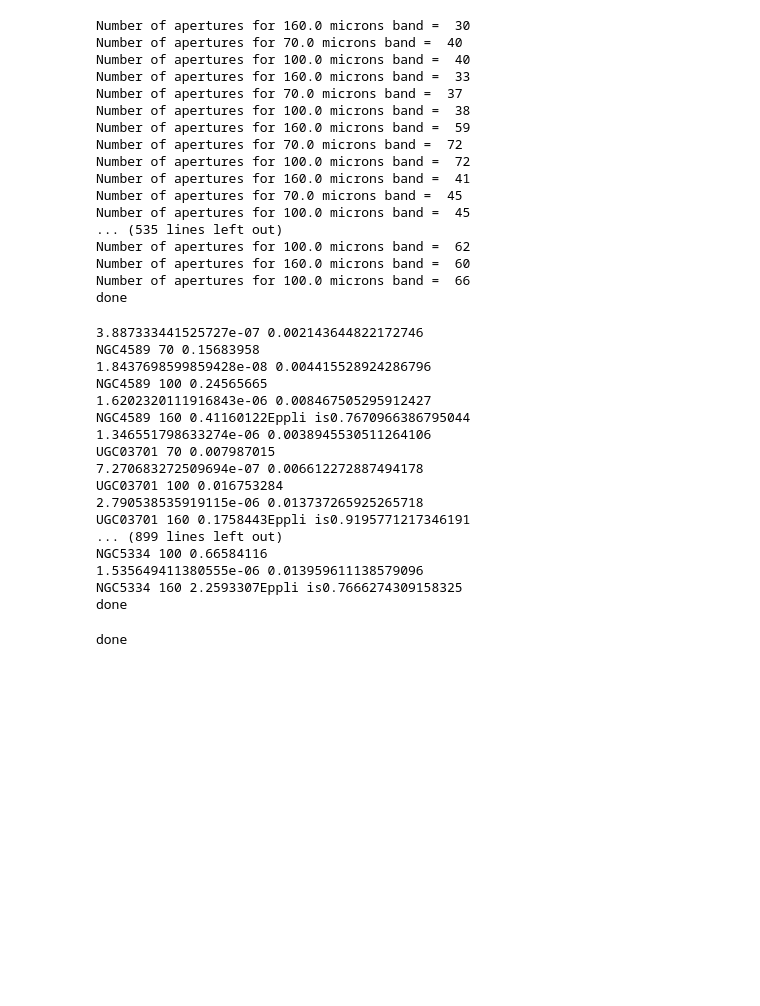
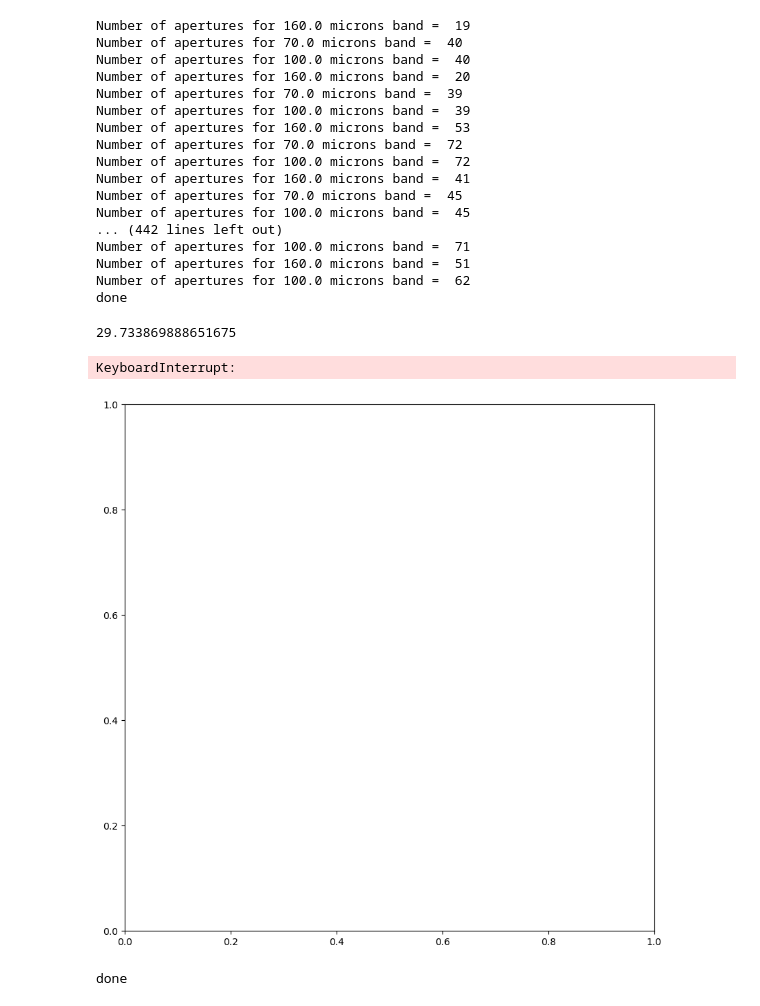
Before and after one commit to Colouss/HerschelGalaxyPhotometry, a Jupyter notebook: Photometrying.ipynb, the cells around one changed output. Saved outputs shown, nothing was run; the diff lists cells and outputs as text; code cells hidden in the pictures; blank space fills up the shorter version.

```diff
--- a/Photometrying.ipynb
+++ b/Photometrying.ipynb
@@ -128,7 +128,7 @@ def imdisplay(image,x,y,sma,ellip,pa, v1perc=10, v2perc=95, logscale=True):
     return fig,ax
     #fig.colorbar(fraction=.08)
 def measure_phot(data, apertures_a):
-        apertures_b = (1.-EPLI)*apertures_a
+        apertures_b = (EPLI)*apertures_a
         area = np.pi*apertures_a*apertures_b # area of each ellipse
 
         flux1 = np.zeros(len(apertures_a),'f')
@@ -381,7 +381,7 @@ for i in range(len(galaxy)):
     PAN = (galaxy['PA_MOMENT'][i] + 90) * np.pi/180
     SMAO = galaxy['SMA_AP06'][i]
     path =  datadir+'/pipeline/'+galaxy_name
-    VFID = str(galaxy['VFID'][i])
+    VFID = f"VFID{int(galaxy['VF_ID'][i]):04d}"
     if os.path.exists(path):
         hasblue = False
         hasgreen = False
@@ -520,22 +520,22 @@ for i in range(len(galaxy)):
         print(galaxy_name)
 print('done')
 # %% [output]
-Number of apertures for 160.0 microns band =  30
+Number of apertures for 160.0 microns band =  19
 Number of apertures for 70.0 microns band =  40
 Number of apertures for 100.0 microns band =  40
-Number of apertures for 160.0 microns band =  33
-Number of apertures for 70.0 microns band =  37
-Number of apertures for 100.0 microns band =  38
-Number of apertures for 160.0 microns band =  59
+Number of apertures for 160.0 microns band =  20
+Number of apertures for 70.0 microns band =  39
+Number of apertures for 100.0 microns band =  39
+Number of apertures for 160.0 microns band =  53
 Number of apertures for 70.0 microns band =  72
 Number of apertures for 100.0 microns band =  72
 Number of apertures for 160.0 microns band =  41
 Number of apertures for 70.0 microns band =  45
 Number of apertures for 100.0 microns band =  45
-... (535 lines left out)
+... (442 lines left out)
+Number of apertures for 100.0 microns band =  71
+Number of apertures for 160.0 microns band =  51
 Number of apertures for 100.0 microns band =  62
-Number of apertures for 160.0 microns band =  60
-Number of apertures for 100.0 microns band =  66
 done
 # %%
 #ellipse generation for the herschel matches
@@ -557,9 +557,9 @@ for i in range(len(galaxy)):
     DEC = galaxy['DEC_MOMENT'][i]
     EPLI = galaxy['BA_MOMENT'][i]
     PAN = (galaxy['PA_MOMENT'][i] + 90) * np.pi/180
-    SMAO = galaxy['SMA_MOMENT'][i]
+    SMAO = galaxy['SMA_AP06'][i]
     path =  datadir+'/pipeline/'+galaxy_name
-    VFID = str(galaxy2['vfid_01'][i])
+    VFID = f"VFID{int(galaxy['VF_ID'][i]):04d}"
     if os.path.exists(path):
         destination_folder = path+'\\HPPUNIMAPB'
         partial_name = 'hpacs_25HPPUNIMAPB'
@@ -570,6 +570,7 @@ for i in range(len(galaxy)):
             pixscale = placeholder[0].header['PIXSIZE']
             wave = placeholder[0].header['WAVELNTH']
             SMAN = (SMAO * 0.262) / pixscale
+            print(SMAN)
             data, header = fits.getdata(found_file, header=True)
             wcs = WCS(header)
             x0, y0 = wcs.all_world2pix(RA, DEC, 0)
@@ -592,8 +593,15 @@ for i in range(len(galaxy)):
                 if not np.isnan(v2):
                     break
             imdisplay(data,x0,y0,SMAN,EPLI,PAN,v1perc,v2perc,logscale=True)
-            aper = EllipticalAperture((initparams[galaxy_name]['xcen'], initparams[galaxy_name]['ycen']), initparams[galaxy_name]['sma'],
-                              (1.-initparams[galaxy_name]['ellip'])*initparams[galaxy_name]['sma'], initparams[galaxy_name]['PA'])
+            geometry[galaxy_name] = EllipseGeometry(x0 = initparams[galaxy_name]['xcen'],
+                                      y0 = initparams[galaxy_name]['ycen'],
+                                      sma = initparams[galaxy_name]['sma'],
+                                      eps = initparams[galaxy_name]['ellip'],
+                                      pa = initparams[galaxy_name]['PA'])   #convert into radians
+
+            #make an aperture to overplot so that we can check if it makes sense
+            aper = EllipticalAperture((geometry[galaxy_name].x0, geometry[galaxy_name].y0), geometry[galaxy_name].sma,
+                          geometry[galaxy_name].sma * (geometry[galaxy_name].eps), geometry[galaxy_name].pa)
             phot_table = aperture_photometry(data, aper)
             ap06fluxblue[i] = phot_table['aperture_sum'][0]  #/ pixscale
             print(galaxy_name+' 70 '+str(ap06fluxblue[i]))
@@ -633,8 +641,15 @@ for i in range(len(galaxy)):
                 if not np.isnan(v2):
                     break
             imdisplay(data,x0,y0,SMAN,EPLI,PAN,v1perc,v2perc,logscale=True)
-            aper = EllipticalAperture((initparams[galaxy_name]['xcen'], initparams[galaxy_name]['ycen']), initparams[galaxy_name]['sma'],
-                              (1.-initparams[galaxy_name]['ellip'])*initparams[galaxy_name]['sma'], initparams[galaxy_name]['PA'])
+            geometry[galaxy_name] = EllipseGeometry(x0 = initparams[galaxy_name]['xcen'],
+                                      y0 = initparams[galaxy_name]['ycen'],
+                                      sma = initparams[galaxy_name]['sma'],
+                                      eps = initparams[galaxy_name]['ellip'],
+                                      pa = initparams[galaxy_name]['PA'])   #convert into radians
+
+            #make an aperture to overplot so that we can check if it makes sense
+            aper = EllipticalAperture((geometry[galaxy_name].x0, geometry[galaxy_name].y0), geometry[galaxy_name].sma,
+                          geometry[galaxy_name].sma * (geometry[galaxy_name].eps), geometry[galaxy_name].pa)
             phot_table = aperture_photometry(data, aper)
             ap06fluxgreen[i] = phot_table['aperture_sum'][0] #/ pixscale
             print(galaxy_name+' 100 '+str(ap06fluxgreen[i]))
@@ -660,50 +675,44 @@ for i in range(len(galaxy)):
             initparams[galaxy_name]['sma'] = SMAN
             initparams[galaxy_name]['ellip'] = EPLI
             initparams[galaxy_name]['PA'] = PAN
             fig,ax = plt.subplots(figsize=(10,10))
             data, header = fits.getdata(found_file, header=True)
             nimage = np.array(data)
             v1 = None
             v2 = None
             for v1perc in np.arange(0.1, 40.0, 0.1):
                 v1 = scoreatpercentile(nimage, v1perc)
                 if v1 > 0:
                     break
             for v2perc in np.arange(99.9, 20.0, -0.1):
                 v2 = scoreatpercentile(nimage, v2perc)
                 if not np.isnan(v2):
                     break
             imdisplay(data,x0,y0,SMAN,EPLI,PAN,v1perc,v2perc,logscale=True)
-            aper = EllipticalAperture((initparams[galaxy_name]['xcen'], initparams[galaxy_name]['ycen']), initparams[galaxy_name]['sma'],
-                              (initparams[galaxy_name]['ellip'])*initparams[galaxy_name]['sma'], initparams[galaxy_name]['PA'])
+            geometry[galaxy_name] = EllipseGeometry(x0 = initparams[galaxy_name]['xcen'],
+                                      y0 = initparams[galaxy_name]['ycen'],
+                                      sma = initparams[galaxy_name]['sma'],
+                                      eps = initparams[galaxy_name]['ellip'],
+                                      pa = initparams[galaxy_name]['PA'])   #convert into radians
+
+            #make an aperture to overplot so that we can check if it makes sense
+            aper = EllipticalAperture((geometry[galaxy_name].x0, geometry[galaxy_name].y0), geometry[galaxy_name].sma,
+                          geometry[galaxy_name].sma * (geometry[galaxy_name].eps), geometry[galaxy_name].pa)
             phot_table = aperture_photometry(data, aper)
             ap06fluxred[i] = phot_table['aperture_sum'][0]  #/ pixscale
             print(galaxy_name+' 160 '+str(ap06fluxred[i]) +'Eppli is'+str(EPLI))
+            print(VFID)
             galaxy['160Flux_AP06'][i] = ap06fluxred[i]
             plt.subplots_adjust(wspace=0, hspace=0)
             plt.savefig(datadir+'/photometry/'+VFID+'-'+galaxy_name+'red-AP06.png', dpi=150)
             plt.close()
     else:
         print(f"Galaxy not found: {VFID}")
         print(galaxy_name)
 galaxy.write(tabledir+'/Photometrytesting2.csv', format='csv', overwrite=True)
 print('done')
 # %% [output]
-3.887333441525727e-07 0.002143644822172746
-NGC4589 70 0.15683958
-1.8437698599859428e-08 0.004415528924286796
-NGC4589 100 0.24565665
-1.6202320111916843e-06 0.008467505295912427
-NGC4589 160 0.41160122Eppli is0.7670966386795044
-1.346551798633274e-06 0.0038945530511264106
-UGC03701 70 0.007987015
-7.270683272509694e-07 0.006612272887494178
-UGC03701 100 0.016753284
-2.790538535919115e-06 0.013737265925265718
-UGC03701 160 0.1758443Eppli is0.9195771217346191
-... (899 lines left out)
-NGC5334 100 0.66584116
-1.535649411380555e-06 0.013959611138579096
-NGC5334 160 2.2593307Eppli is0.7666274309158325
-done
+29.733869888651675
+KeyboardInterrupt:
+[figure, added]
 # %%
```
Also changed, not shown: parts of 3 cells of this notebook.
